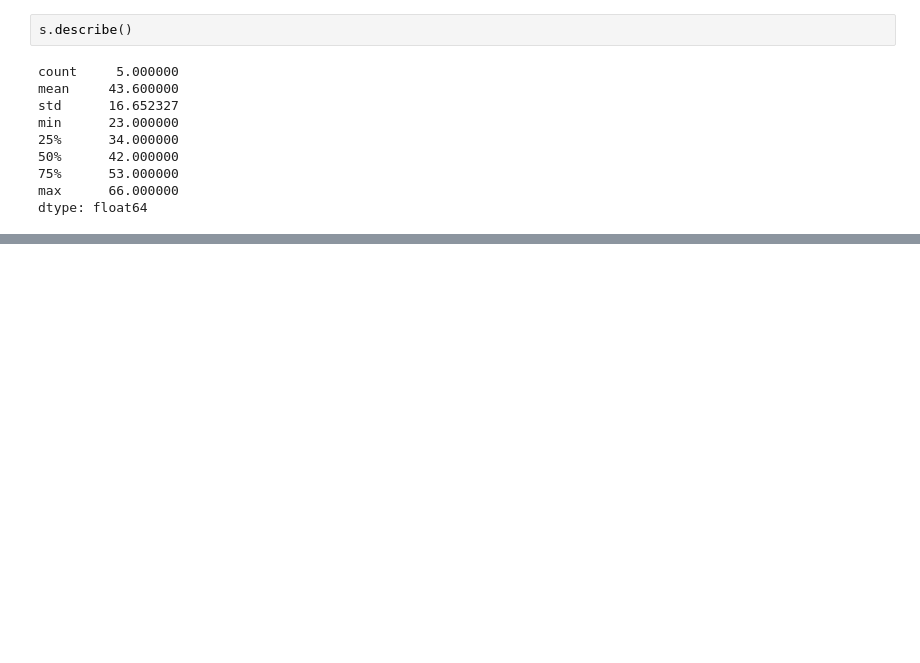
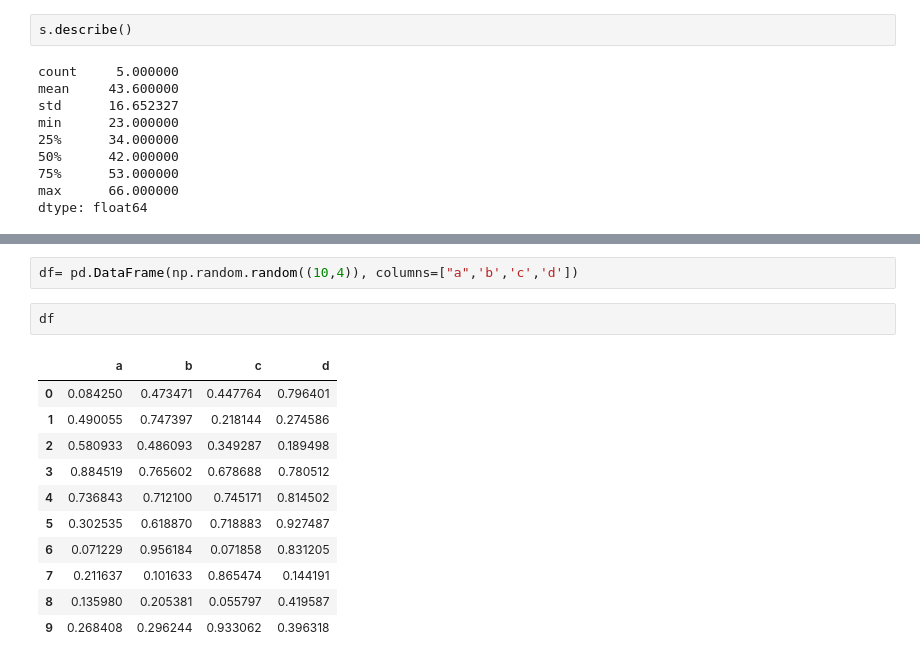
Before and after one commit to nayeem880/cute_pandas, a Jupyter notebook: intro_to_pandas_data_structure.ipynb, the cells around one changed output, grey strips where cells are left out. Drawn from its saved outputs; the diff is of its cells as text; blank space fills up the shorter version.

```diff
--- a/intro_to_pandas_data_structure.ipynb
+++ b/intro_to_pandas_data_structure.ipynb
@@ -159,0 +467,16 @@ dtype: float64
+# %%
+df= pd.DataFrame(np.random.random((10,4)), columns=["a",'b','c','d'])
+# %%
+df
+# %% [output]
+|  | a | b | c | d |
+| 0 | 0.084250 | 0.473471 | 0.447764 | 0.796401 |
+| 1 | 0.490055 | 0.747397 | 0.218144 | 0.274586 |
+| 2 | 0.580933 | 0.486093 | 0.349287 | 0.189498 |
+| 3 | 0.884519 | 0.765602 | 0.678688 | 0.780512 |
+| 4 | 0.736843 | 0.712100 | 0.745171 | 0.814502 |
+| 5 | 0.302535 | 0.618870 | 0.718883 | 0.927487 |
+| 6 | 0.071229 | 0.956184 | 0.071858 | 0.831205 |
+| 7 | 0.211637 | 0.101633 | 0.865474 | 0.144191 |
+| 8 | 0.135980 | 0.205381 | 0.055797 | 0.419587 |
+| 9 | 0.268408 | 0.296244 | 0.933062 | 0.396318 |
```
Also changed, not shown: parts of 51 cells of this notebook.
